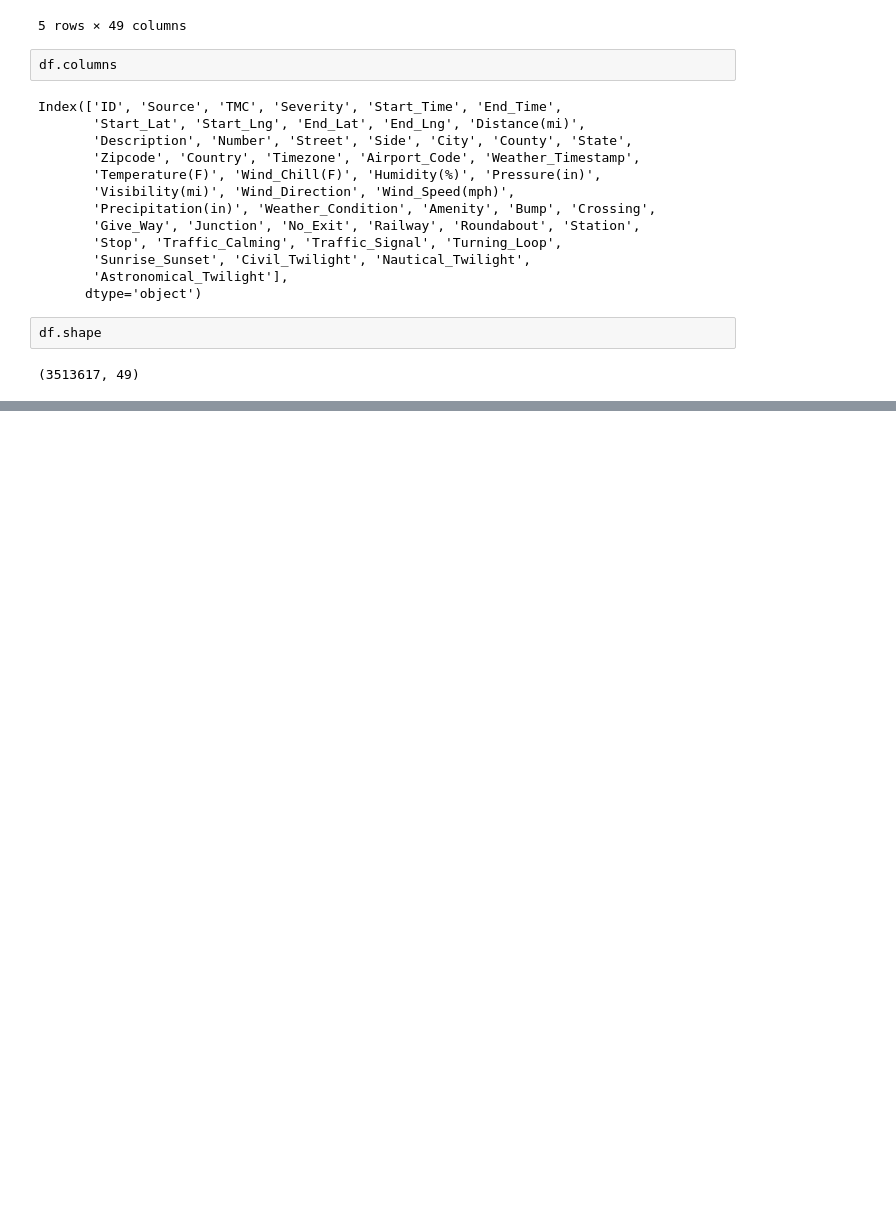
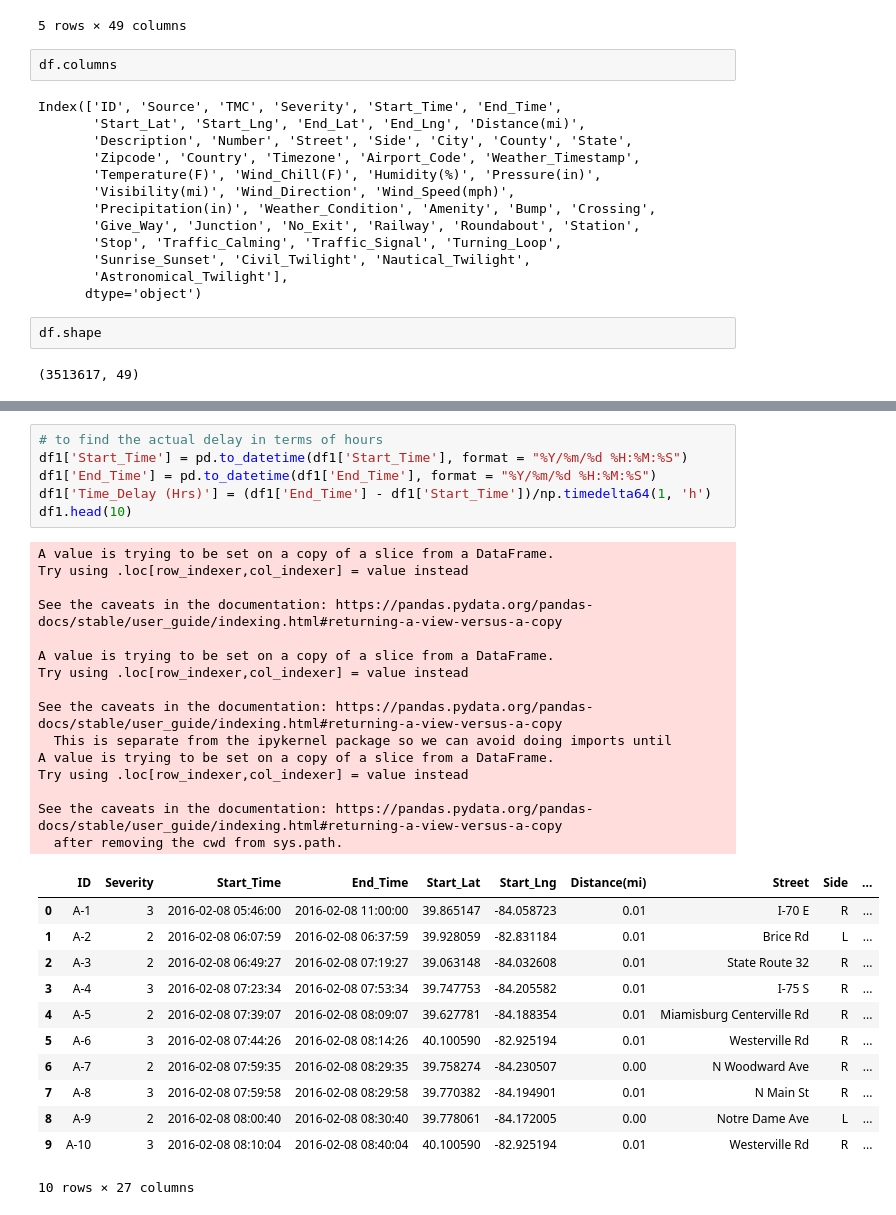
Before and after one commit to skc46/Coursera_Capstone, a Jupyter notebook: scripts/notebook.ipynb, the cells around one changed output, grey strips where cells are left out. Saved outputs shown, nothing was run; the diff lists cells and outputs as text; blank space fills up the shorter version.

```diff
--- a/scripts/notebook.ipynb
+++ b/scripts/notebook.ipynb
@@ -38,0 +59,34 @@ df.shape
+# %%
+# to find the actual delay in terms of hours
+df1['Start_Time'] = pd.to_datetime(df1['Start_Time'], format = "%Y/%m/%d %H:%M:%S")
+df1['End_Time'] = pd.to_datetime(df1['End_Time'], format = "%Y/%m/%d %H:%M:%S")
+df1['Time_Delay (Hrs)'] = (df1['End_Time'] - df1['Start_Time'])/np.timedelta64(1, 'h')
+df1.head(10)
+# %% [output]
+A value is trying to be set on a copy of a slice from a DataFrame.
+Try using .loc[row_indexer,col_indexer] = value instead
+
+See the caveats in the documentation: https://pandas.pydata.org/pandas-docs/stable/user_guide/indexing.html#returning-a-view-versus-a-copy
+
+A value is trying to be set on a copy of a slice from a DataFrame.
+Try using .loc[row_indexer,col_indexer] = value instead
+
+See the caveats in the documentation: https://pandas.pydata.org/pandas-docs/stable/user_guide/indexing.html#returning-a-view-versus-a-copy
+  This is separate from the ipykernel package so we can avoid doing imports until
+A value is trying to be set on a copy of a slice from a DataFrame.
+Try using .loc[row_indexer,col_indexer] = value instead
+
+See the caveats in the documentation: https://pandas.pydata.org/pandas-docs/stable/user_guide/indexing.html#returning-a-view-versus-a-copy
+  after removing the cwd from sys.path.
+|  | ID | Severity | Start_Time | End_Time | Start_Lat | Start_Lng | Distance(mi) | Street | Side | ... |
+| 0 | A-1 | 3 | 2016-02-08 05:46:00 | 2016-02-08 11:00:00 | 39.865147 | -84.058723 | 0.01 | I-70 E | R | ... |
+| 1 | A-2 | 2 | 2016-02-08 06:07:59 | 2016-02-08 06:37:59 | 39.928059 | -82.831184 | 0.01 | Brice Rd | L | ... |
+| 2 | A-3 | 2 | 2016-02-08 06:49:27 | 2016-02-08 07:19:27 | 39.063148 | -84.032608 | 0.01 | State Route 32 | R | ... |
+| 3 | A-4 | 3 | 2016-02-08 07:23:34 | 2016-02-08 07:53:34 | 39.747753 | -84.205582 | 0.01 | I-75 S | R | ... |
+| 4 | A-5 | 2 | 2016-02-08 07:39:07 | 2016-02-08 08:09:07 | 39.627781 | -84.188354 | 0.01 | Miamisburg Centerville Rd | R | ... |
+| 5 | A-6 | 3 | 2016-02-08 07:44:26 | 2016-02-08 08:14:26 | 40.100590 | -82.925194 | 0.01 | Westerville Rd | R | ... |
+| 6 | A-7 | 2 | 2016-02-08 07:59:35 | 2016-02-08 08:29:35 | 39.758274 | -84.230507 | 0.00 | N Woodward Ave | R | ... |
+| 7 | A-8 | 3 | 2016-02-08 07:59:58 | 2016-02-08 08:29:58 | 39.770382 | -84.194901 | 0.01 | N Main St | R | ... |
+| 8 | A-9 | 2 | 2016-02-08 08:00:40 | 2016-02-08 08:30:40 | 39.778061 | -84.172005 | 0.00 | Notre Dame Ave | L | ... |
+| 9 | A-10 | 3 | 2016-02-08 08:10:04 | 2016-02-08 08:40:04 | 40.100590 | -82.925194 | 0.01 | Westerville Rd | R | ... |
+10 rows × 27 columns
```
Also changed, not shown: parts of 19 cells of this notebook, 2 other files.
